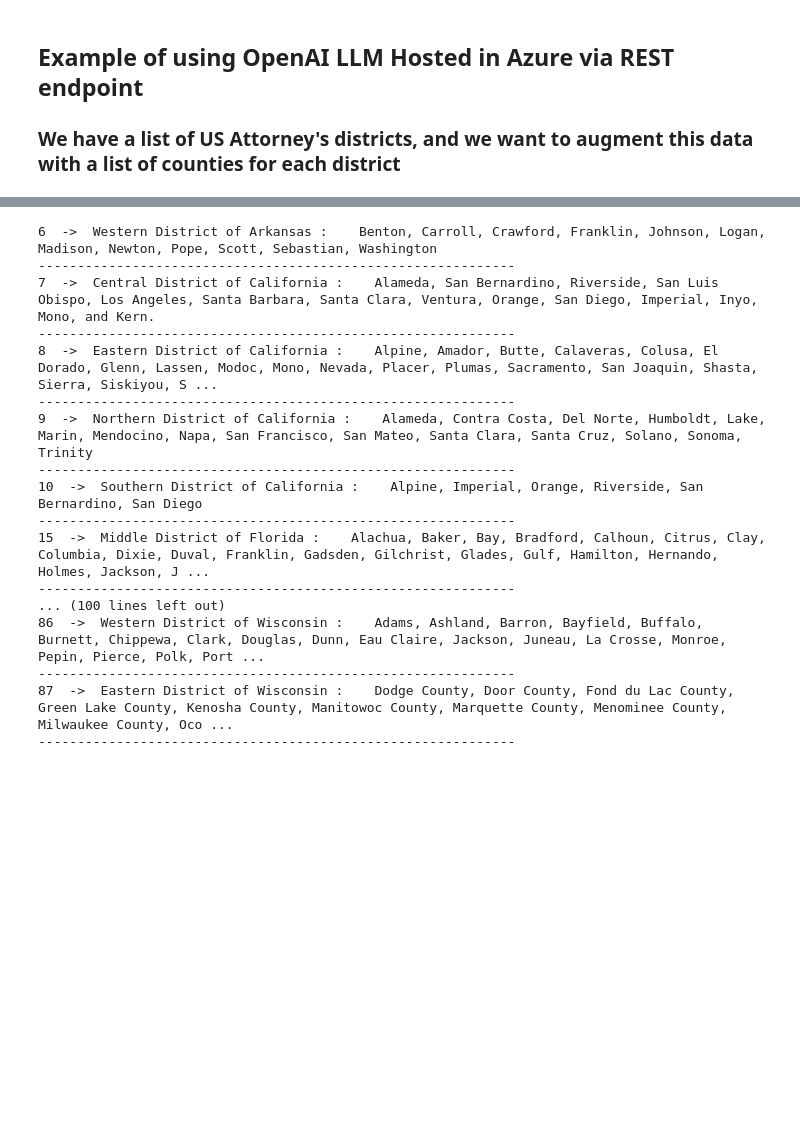
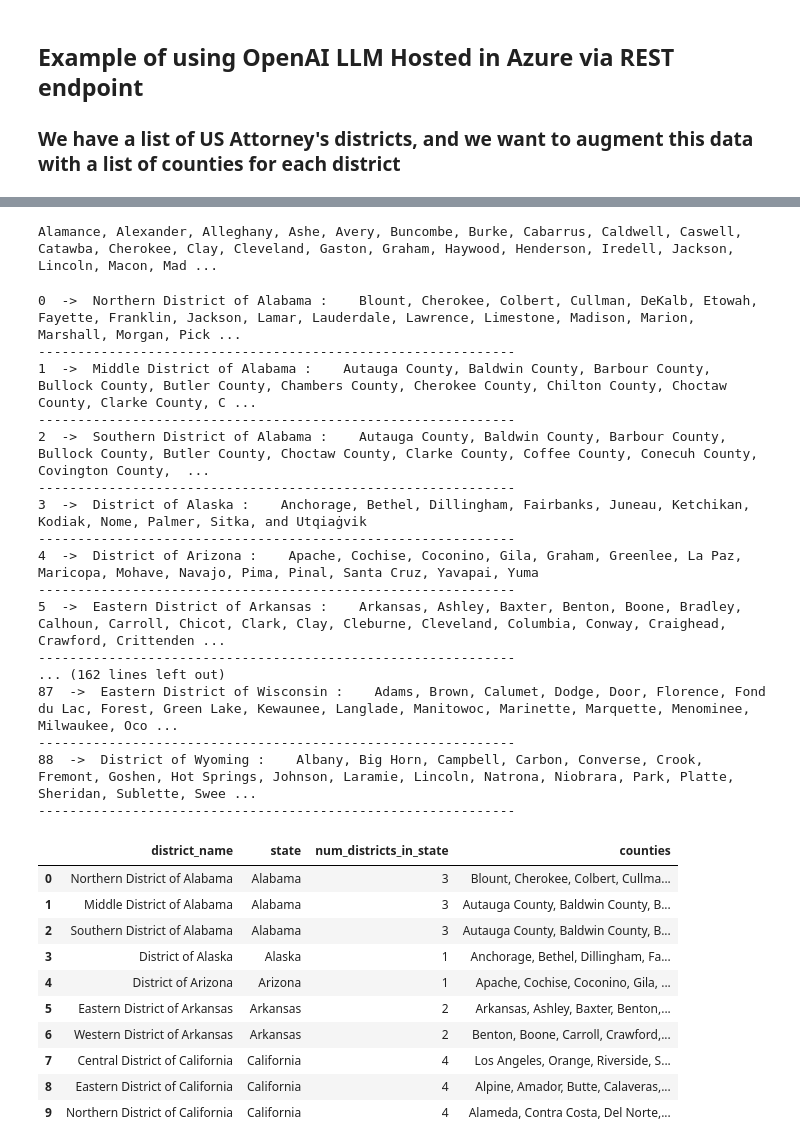
Before and after one commit to jshipway/jupyter-notebooks, a Jupyter notebook: jurisdiction_mapping_public.ipynb, the cells around one changed output, grey strips where cells are left out. Cells and saved outputs as stored; diff of their text form; code cells hidden in the pictures; blank space fills up the shorter version.

```diff
--- a/jurisdiction_mapping_public.ipynb
+++ b/jurisdiction_mapping_public.ipynb
@@ -9,14 +9,15 @@ import requests
 def get_counties_for_district(district):
 
     # Set your LLM endpoint, deployment name, and API key
-    azure_openai_endpoint = "https://yourendpoint.openai.azure.com"
+    azure_openai_endpoint = "YOUR LLM ENDPOINT URL"
     deployment_name = "gpt-35-turbo-0613"
-    api_key = "yourapikeyxxxx"
+    api_key = "YOUR API KEY"
     url = f"{azure_openai_endpoint}/openai/deployments/{deployment_name}/chat/completions?api-version=2023-05-15"
 
     # Define the headers, including the API key for authentication
     headers = {
         "Content-Type": "application/json",
+        "api-key": api_key,
         "Authorization": f"Bearer {api_key}"
     }
 
@@ -45,31 +62,47 @@ def get_counties_for_district(district):
+# %%
+counties  = get_counties_for_district('Western District of North Carolina')
+print(counties)
+# %% [output]
+Alamance, Alexander, Alleghany, Ashe, Avery, Buncombe, Burke, Cabarrus, Caldwell, Caswell, Catawba, Cherokee, Clay, Cleveland, Gaston, Graham, Haywood, Henderson, Iredell, Jackson, Lincoln, Macon, Mad ...
 # %%
-import pandas as pd
-
-df = pd.read_csv("us_attorney_districts.csv")
-
+df['counties'] = ''
 for index, row in df.iterrows():
-    if (row['num_districts_in_state'] > 1):
-        if pd.isna(row['counties']):
-            counties  = get_counties_for_district(row['district_name'])
-            print(index, " -> ", row['district_name'], ":   ", counties)
-            print("-------------------------------------------------------------")
-            df.at[index, 'counties'] = counties
+    #if (row['num_districts_in_state'] > 1):
+    #if pd.isna(row['counties']):
+    counties  = get_counties_for_district(row['district_name'])
+    print(index, " -> ", row['district_name'], ":   ", counties)
+    print("-------------------------------------------------------------")
+    df.at[index, 'counties'] = counties
 # %% [output]
-6  ->  Western District of Arkansas :    Benton, Carroll, Crawford, Franklin, Johnson, Logan, Madison, Newton, Pope, Scott, Sebastian, Washington
+0  ->  Northern District of Alabama :    Blount, Cherokee, Colbert, Cullman, DeKalb, Etowah, Fayette, Franklin, Jackson, Lamar, Lauderdale, Lawrence, Limestone, Madison, Marion, Marshall, Morgan, Pick ...
 -------------------------------------------------------------
-7  ->  Central District of California :    Alameda, San Bernardino, Riverside, San Luis Obispo, Los Angeles, Santa Barbara, Santa Clara, Ventura, Orange, San Diego, Imperial, Inyo, Mono, and Kern.
+1  ->  Middle District of Alabama :    Autauga County, Baldwin County, Barbour County, Bullock County, Butler County, Chambers County, Cherokee County, Chilton County, Choctaw County, Clarke County, C ...
 -------------------------------------------------------------
-8  ->  Eastern District of California :    Alpine, Amador, Butte, Calaveras, Colusa, El Dorado, Glenn, Lassen, Modoc, Mono, Nevada, Placer, Plumas, Sacramento, San Joaquin, Shasta, Sierra, Siskiyou, S ...
+2  ->  Southern District of Alabama :    Autauga County, Baldwin County, Barbour County, Bullock County, Butler County, Choctaw County, Clarke County, Coffee County, Conecuh County, Covington County,  ...
 -------------------------------------------------------------
-9  ->  Northern District of California :    Alameda, Contra Costa, Del Norte, Humboldt, Lake, Marin, Mendocino, Napa, San Francisco, San Mateo, Santa Clara, Santa Cruz, Solano, Sonoma, Trinity
+3  ->  District of Alaska :    Anchorage, Bethel, Dillingham, Fairbanks, Juneau, Ketchikan, Kodiak, Nome, Palmer, Sitka, and Utqiaġvik
 -------------------------------------------------------------
-10  ->  Southern District of California :    Alpine, Imperial, Orange, Riverside, San Bernardino, San Diego
+4  ->  District of Arizona :    Apache, Cochise, Coconino, Gila, Graham, Greenlee, La Paz, Maricopa, Mohave, Navajo, Pima, Pinal, Santa Cruz, Yavapai, Yuma
 -------------------------------------------------------------
-15  ->  Middle District of Florida :    Alachua, Baker, Bay, Bradford, Calhoun, Citrus, Clay, Columbia, Dixie, Duval, Franklin, Gadsden, Gilchrist, Glades, Gulf, Hamilton, Hernando, Holmes, Jackson, J ...
+5  ->  Eastern District of Arkansas :    Arkansas, Ashley, Baxter, Benton, Boone, Bradley, Calhoun, Carroll, Chicot, Clark, Clay, Cleburne, Cleveland, Columbia, Conway, Craighead, Crawford, Crittenden ...
 -------------------------------------------------------------
-... (100 lines left out)
-86  ->  Western District of Wisconsin :    Adams, Ashland, Barron, Bayfield, Buffalo, Burnett, Chippewa, Clark, Douglas, Dunn, Eau Claire, Jackson, Juneau, La Crosse, Monroe, Pepin, Pierce, Polk, Port ...
+... (162 lines left out)
+87  ->  Eastern District of Wisconsin :    Adams, Brown, Calumet, Dodge, Door, Florence, Fond du Lac, Forest, Green Lake, Kewaunee, Langlade, Manitowoc, Marinette, Marquette, Menominee, Milwaukee, Oco ...
 -------------------------------------------------------------
-87  ->  Eastern District of Wisconsin :    Dodge County, Door County, Fond du Lac County, Green Lake County, Kenosha County, Manitowoc County, Marquette County, Menominee County, Milwaukee County, Oco ...
+88  ->  District of Wyoming :    Albany, Big Horn, Campbell, Carbon, Converse, Crook, Fremont, Goshen, Hot Springs, Johnson, Laramie, Lincoln, Natrona, Niobrara, Park, Platte, Sheridan, Sublette, Swee ...
 -------------------------------------------------------------
+# %%
+df.head(10)
+# %% [output]
+|  | district_name | state | num_districts_in_state | counties |
+| 0 | Northern District of Alabama | Alabama | 3 | Blount, Cherokee, Colbert, Cullma... |
+| 1 | Middle District of Alabama | Alabama | 3 | Autauga County, Baldwin County, B... |
+| 2 | Southern District of Alabama | Alabama | 3 | Autauga County, Baldwin County, B... |
+| 3 | District of Alaska | Alaska | 1 | Anchorage, Bethel, Dillingham, Fa... |
+| 4 | District of Arizona | Arizona | 1 | Apache, Cochise, Coconino, Gila, ... |
+| 5 | Eastern District of Arkansas | Arkansas | 2 | Arkansas, Ashley, Baxter, Benton,... |
+| 6 | Western District of Arkansas | Arkansas | 2 | Benton, Boone, Carroll, Crawford,... |
+| 7 | Central District of California | California | 4 | Los Angeles, Orange, Riverside, S... |
+| 8 | Eastern District of California | California | 4 | Alpine, Amador, Butte, Calaveras,... |
+| 9 | Northern District of California | California | 4 | Alameda, Contra Costa, Del Norte,... |
 # %%
```
Also changed, not shown: parts of 4 cells of this notebook, 1 other file.
